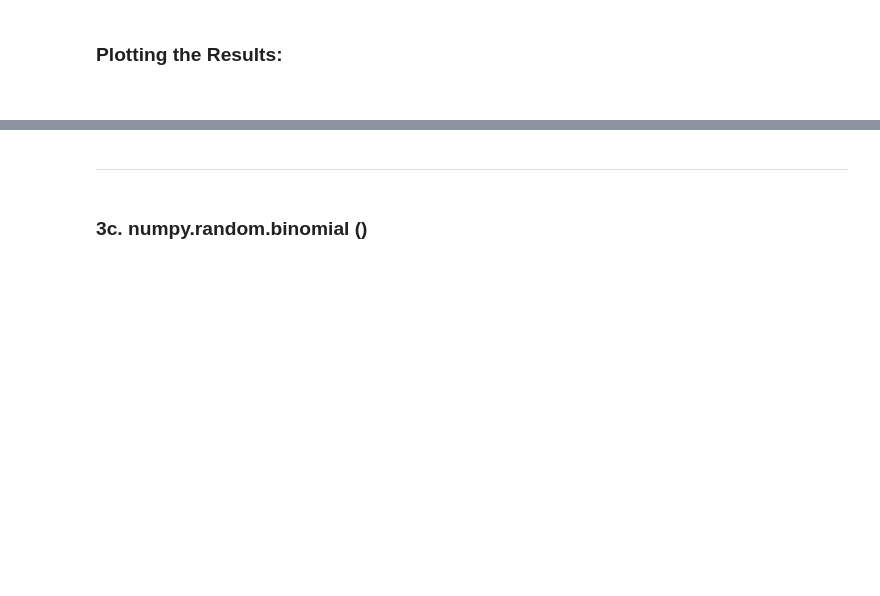
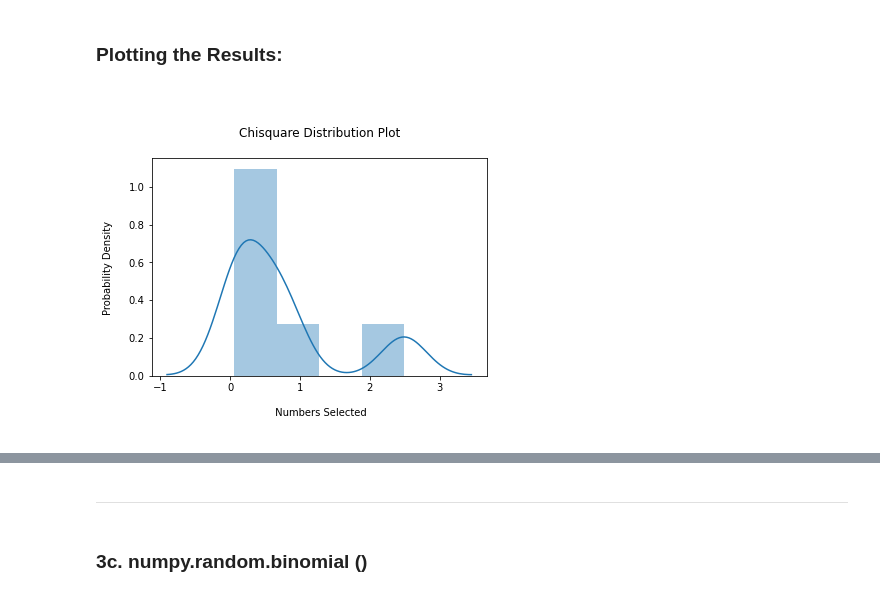
Before and after one commit to Fiona-600/Programming-for-Data-Analytics-2020-Assignment, a Jupyter notebook: Assignment-2020.ipynb, the cells around one changed output, grey strips where cells are left out. Cells and saved outputs as stored; diff of their text form; code cells hidden in the pictures; blank space fills up the shorter version.

```diff
--- a/Assignment-2020.ipynb
+++ b/Assignment-2020.ipynb
@@ -430,4 +358,17 @@ Frequency of Single Dices Thrown:
 # %% [markdown]
 ### Plotting the Results:
 <BR>
+# %%
+import numpy as np
+import matplotlib.pyplot as plt
+print ("")
+plt.title("Chisquare Distribution Plot\n")
+plt.ylabel("Probability Density \n") # Label y axis
+plt.xlabel("\n Numbers Selected\n") # Label x axis
+c = np.random.chisquare(df=2, size = (2,3))
+#Draw out a sample for chi squared distribution with degree of freedom 2 with size 2x3:
+sns.distplot(c, hist=True)
+plt.show()
+# %% [output]
+[figure, added]
 # %%
```
Also changed, not shown: parts of 32 cells of this notebook.
